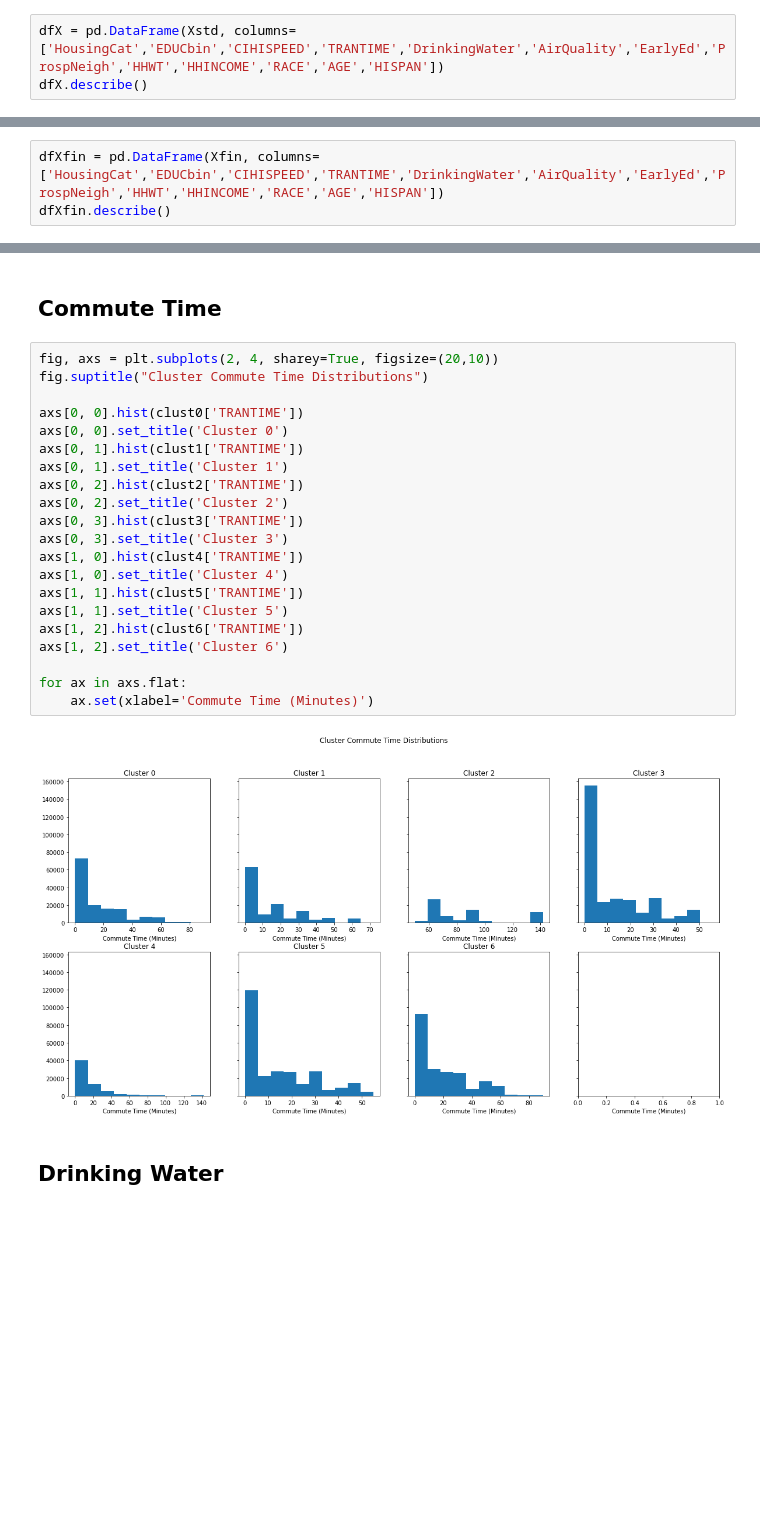
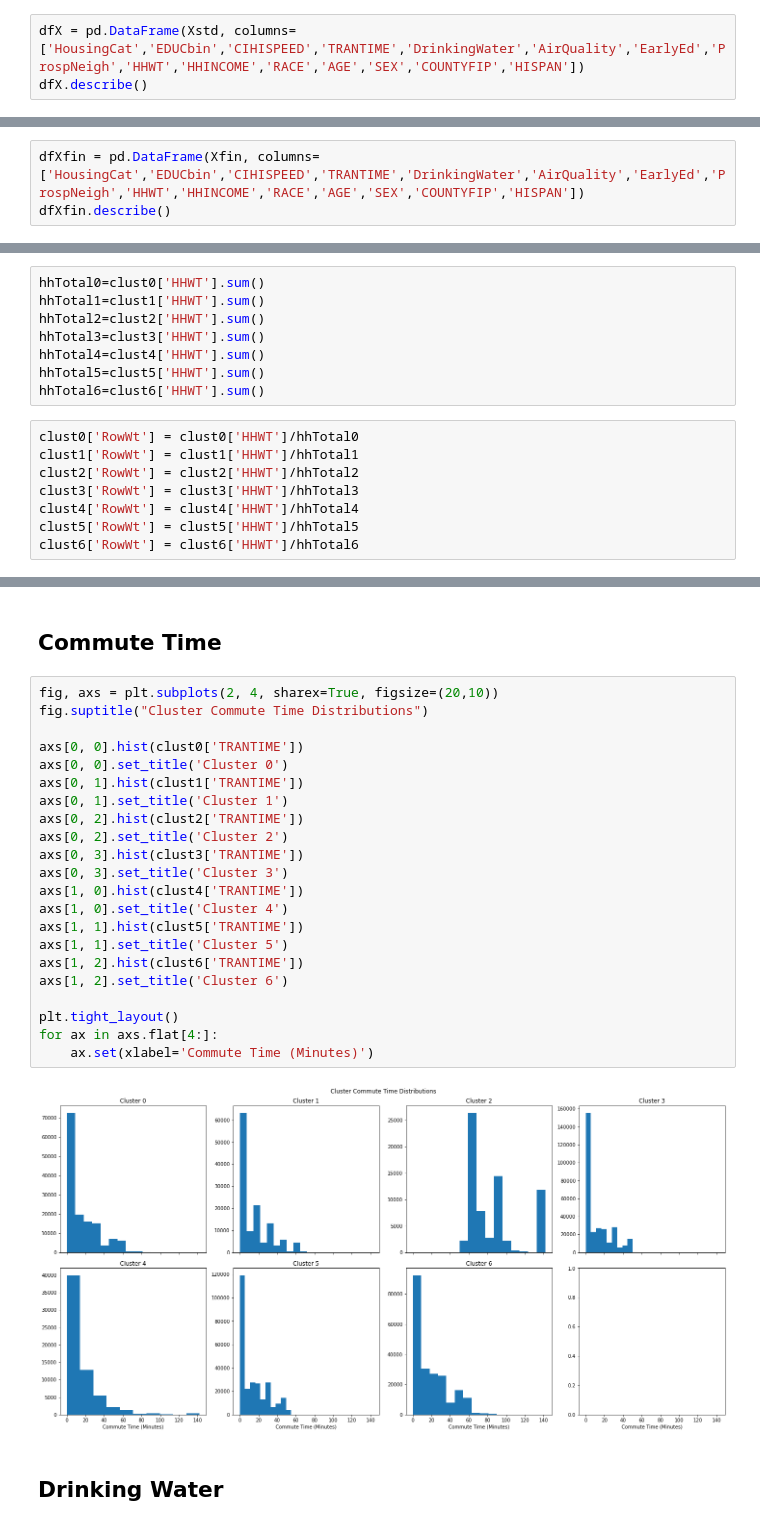
Before and after one commit to aren-kab/CDI-Capstone, a Jupyter notebook: 2019Clustering.ipynb, the cells around one changed output, grey strips where cells are left out. Cells and saved outputs as stored; diff of their text form; blank space fills up the shorter version.

```diff
--- a/2019Clustering.ipynb
+++ b/2019Clustering.ipynb
@@ -227,7 +236,7 @@ scaler=StandardScaler()
 scalerNum = scaler.fit(X)
 Xstd = scalerNum.transform(X)
 # %%
-dfX = pd.DataFrame(Xstd, columns=['HousingCat','EDUCbin','CIHISPEED','TRANTIME','DrinkingWater','AirQuality','EarlyEd','ProspNeigh','HHWT','HHINCOME','RACE','AGE','HISPAN'])
+dfX = pd.DataFrame(Xstd, columns=['HousingCat','EDUCbin','CIHISPEED','TRANTIME','DrinkingWater','AirQuality','EarlyEd','ProspNeigh','HHWT','HHINCOME','RACE','AGE','SEX','COUNTYFIP','HISPAN'])
 dfX.describe()
 # %% [output]
 |  | HousingCat | EDUCbin | CIHISPEED | TRANTIME | DrinkingWater | AirQuality | EarlyEd | ProspNeigh | HHWT | ... |
@@ -293,5 +300,5 @@ array([[ 1.,  1., 10., ...,  1., 41.,  1.],
 # %%
-dfXfin = pd.DataFrame(Xfin, columns=['HousingCat','EDUCbin','CIHISPEED','TRANTIME','DrinkingWater','AirQuality','EarlyEd','ProspNeigh','HHWT','HHINCOME','RACE','AGE','HISPAN'])
+dfXfin = pd.DataFrame(Xfin, columns=['HousingCat','EDUCbin','CIHISPEED','TRANTIME','DrinkingWater','AirQuality','EarlyEd','ProspNeigh','HHWT','HHINCOME','RACE','AGE','SEX','COUNTYFIP','HISPAN'])
 dfXfin.describe()
 # %% [output]
 |  | HousingCat | EDUCbin | CIHISPEED | TRANTIME | DrinkingWater | AirQuality | EarlyEd | ProspNeigh | HHWT | ... |
@@ -328,3 +365,19 @@ clust6 = dfXfin[dfXfin['labels']==6]
+# %%
+hhTotal0=clust0['HHWT'].sum()
+hhTotal1=clust1['HHWT'].sum()
+hhTotal2=clust2['HHWT'].sum()
+hhTotal3=clust3['HHWT'].sum()
+hhTotal4=clust4['HHWT'].sum()
+hhTotal5=clust5['HHWT'].sum()
+hhTotal6=clust6['HHWT'].sum()
+# %%
+clust0['RowWt'] = clust0['HHWT']/hhTotal0
+clust1['RowWt'] = clust1['HHWT']/hhTotal1
+clust2['RowWt'] = clust2['HHWT']/hhTotal2
+clust3['RowWt'] = clust3['HHWT']/hhTotal3
+clust4['RowWt'] = clust4['HHWT']/hhTotal4
+clust5['RowWt'] = clust5['HHWT']/hhTotal5
+clust6['RowWt'] = clust6['HHWT']/hhTotal6
 # %% [markdown]
 ## Housing Category
 # %%
@@ -426,28 +477,29 @@ dfBb
 # %% [markdown]
 ## Commute Time
 # %%
-fig, axs = plt.subplots(2, 4, sharey=True, figsize=(20,10))
+fig, axs = plt.subplots(2, 4, sharex=True, figsize=(20,10))
 fig.suptitle("Cluster Commute Time Distributions")
 
 axs[0, 0].hist(clust0['TRANTIME'])
 axs[0, 0].set_title('Cluster 0')
 axs[0, 1].hist(clust1['TRANTIME'])
 axs[0, 1].set_title('Cluster 1')
 axs[0, 2].hist(clust2['TRANTIME'])
 axs[0, 2].set_title('Cluster 2')
 axs[0, 3].hist(clust3['TRANTIME'])
 axs[0, 3].set_title('Cluster 3')
 axs[1, 0].hist(clust4['TRANTIME'])
 axs[1, 0].set_title('Cluster 4')
 axs[1, 1].hist(clust5['TRANTIME'])
 axs[1, 1].set_title('Cluster 5')
 axs[1, 2].hist(clust6['TRANTIME'])
 axs[1, 2].set_title('Cluster 6')
 
-for ax in axs.flat:
+plt.tight_layout()
+for ax in axs.flat[4:]:
     ax.set(xlabel='Commute Time (Minutes)')
 # %% [output]
-[figure, old version]
+[figure, new version]
 # %% [markdown]
 ## Drinking Water
 # %%
```
Also changed, not shown: parts of 32 cells of this notebook.
